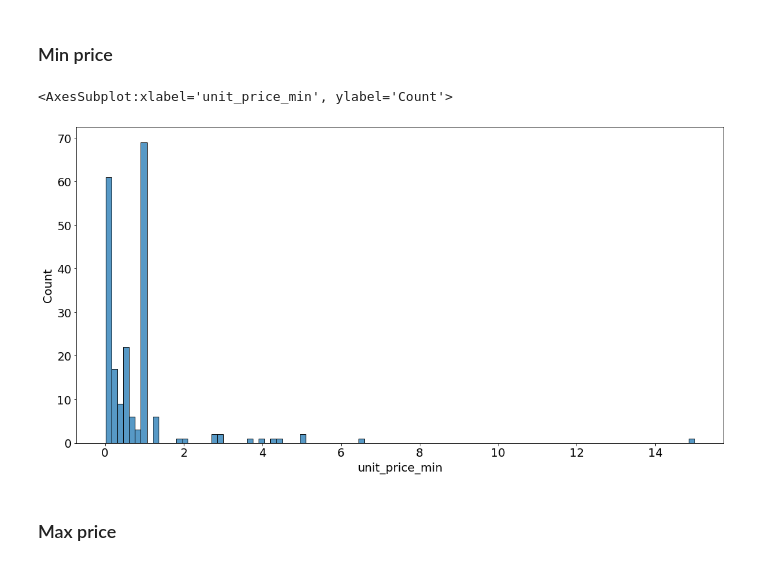
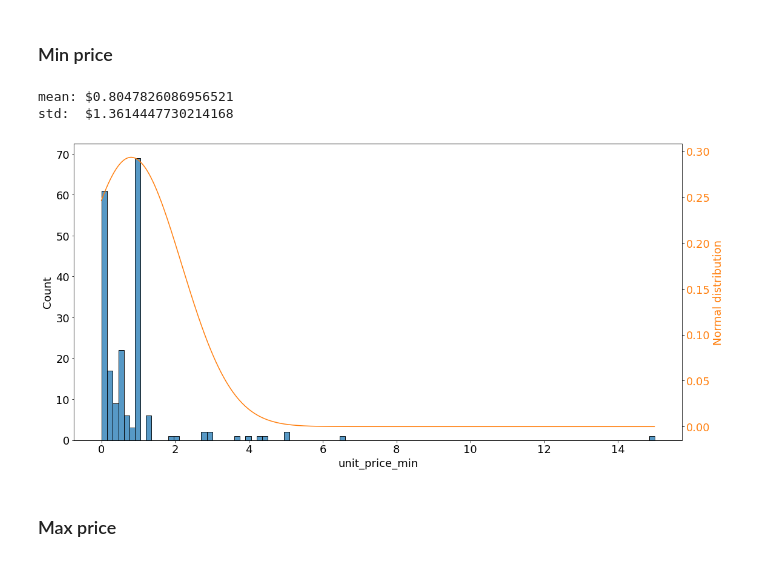
Before and after one commit to pkage/pokemon_card_data_analysis, a Jupyter notebook: Analysis.ipynb, the cells around one changed output. Cells and saved outputs as stored; diff of their text form; code cells hidden in the pictures.

```diff
--- a/Analysis.ipynb
+++ b/Analysis.ipynb
@@ -104,9 +127,10 @@ seaborn.histplot(df.unit_price_avg/100, bins=100)
 # %% [markdown]
 ### Min price
-# %%
-seaborn.histplot(df.unit_price_min/100, bins=100)
-# %% [output]
-<AxesSubplot:xlabel='unit_price_min', ylabel='Count'>
-[figure, removed]
+# %%
+plot_column(df.unit_price_min)
+# %% [output]
+mean: $0.8047826086956521
+std:  $1.3614447730214168
+[figure, added]
 # %% [markdown]
 ### Max price
```
Also changed, not shown: parts of 7 cells of this notebook.
